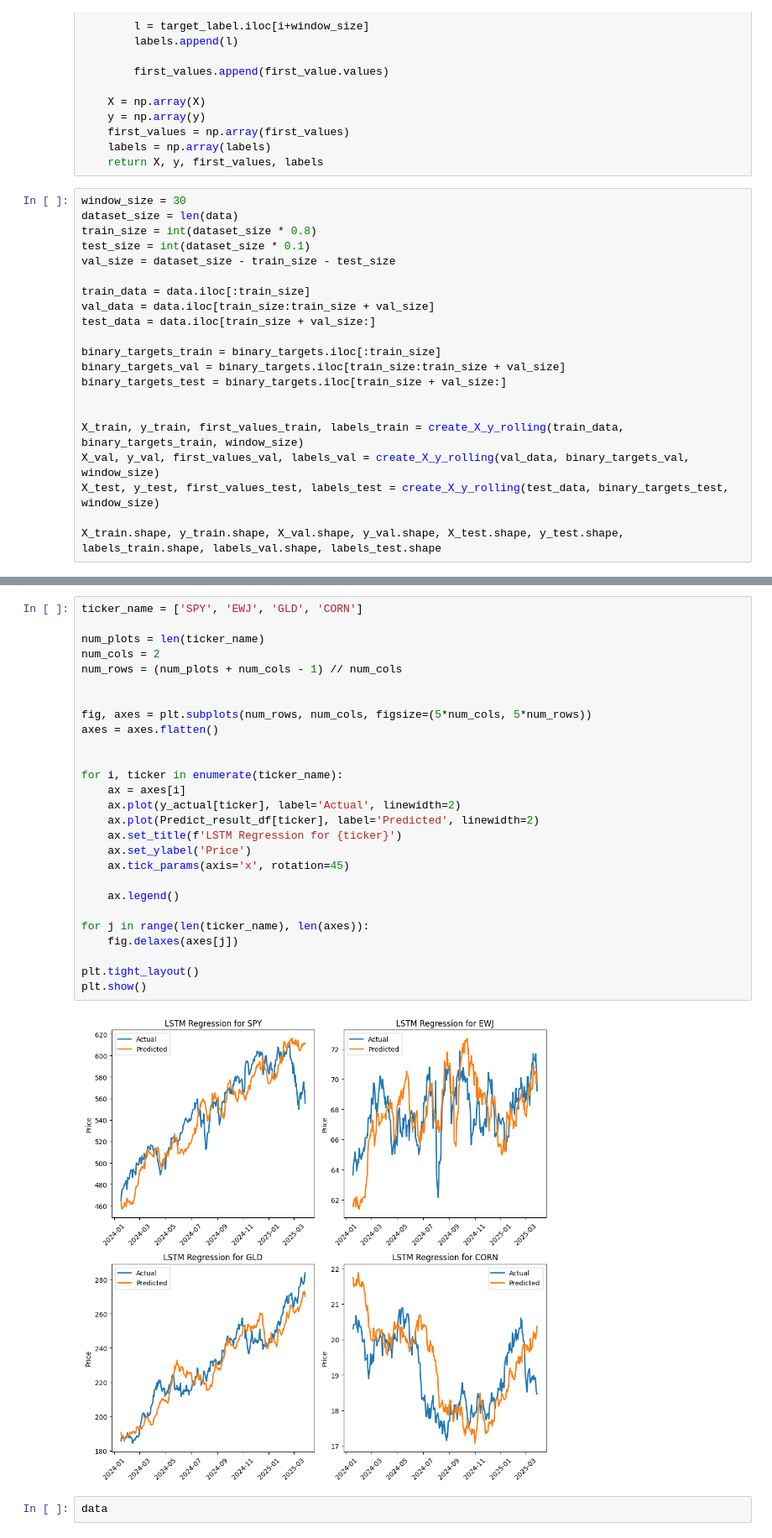
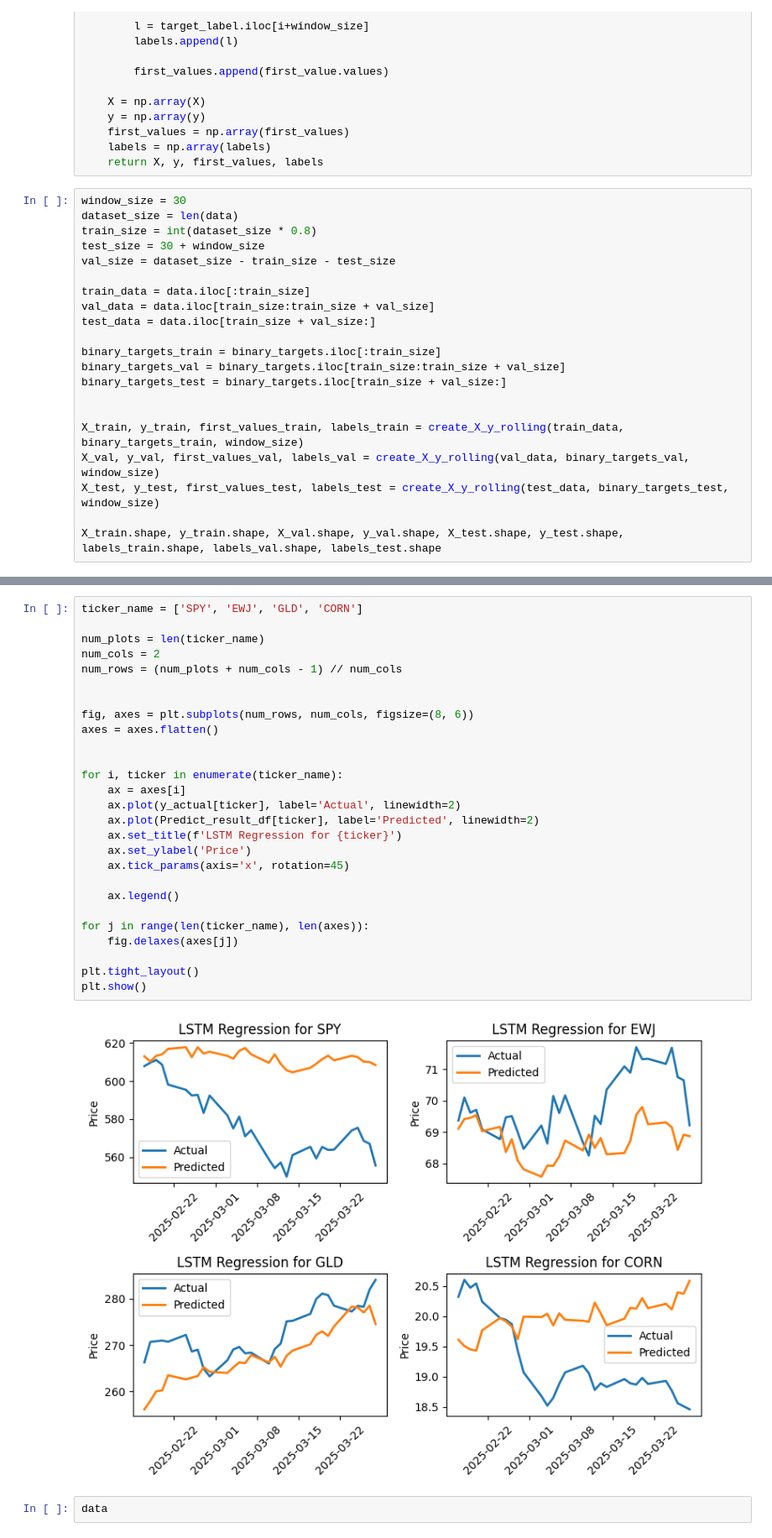
Before and after one commit to JingShelly/BA_Project, a Jupyter notebook: src/LSTM/Regression/LSTM_regression.ipynb, the cells around one changed output, grey strips where cells are left out. Shown at 84% size. Drawn from its saved outputs; the diff is of its cells as text.

```diff
--- a/src/LSTM/Regression/LSTM_regression.ipynb
+++ b/src/LSTM/Regression/LSTM_regression.ipynb
@@ -74,7 +69,7 @@ def create_X_y_rolling(df, target_label, window_size):
 window_size = 30
 dataset_size = len(data)
 train_size = int(dataset_size * 0.8)
-test_size = int(dataset_size * 0.1)
+test_size = 30 + window_size
 val_size = dataset_size - train_size - test_size
 
 train_data = data.iloc[:train_size]
@@ -242,32 +238,32 @@ plt.show()
 # %%
 ticker_name = ['SPY', 'EWJ', 'GLD', 'CORN']
 
 num_plots = len(ticker_name)
 num_cols = 2
 num_rows = (num_plots + num_cols - 1) // num_cols
 
 
-fig, axes = plt.subplots(num_rows, num_cols, figsize=(5*num_cols, 5*num_rows))
+fig, axes = plt.subplots(num_rows, num_cols, figsize=(8, 6))
 axes = axes.flatten()
 
 
 for i, ticker in enumerate(ticker_name):
     ax = axes[i]
     ax.plot(y_actual[ticker], label='Actual', linewidth=2)
     ax.plot(Predict_result_df[ticker], label='Predicted', linewidth=2)
     ax.set_title(f'LSTM Regression for {ticker}')
     ax.set_ylabel('Price')
     ax.tick_params(axis='x', rotation=45)
 
     ax.legend()
 
 for j in range(len(ticker_name), len(axes)):
     fig.delaxes(axes[j])
 
 plt.tight_layout()
 plt.show()
 # %% [output]
-[figure, old version]
+[figure, new version]
 # %%
 data
 # %% [output]
```
Also changed, not shown: parts of 15 cells of this notebook, 6 other files.
